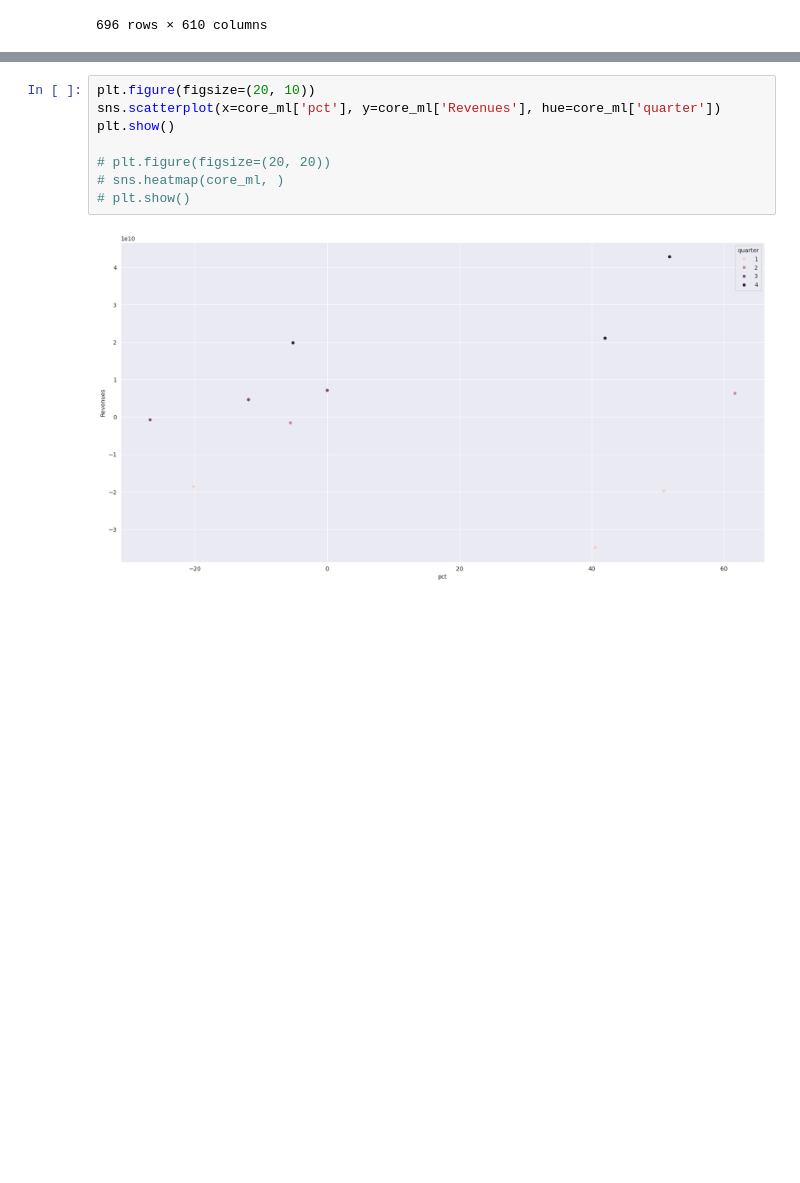
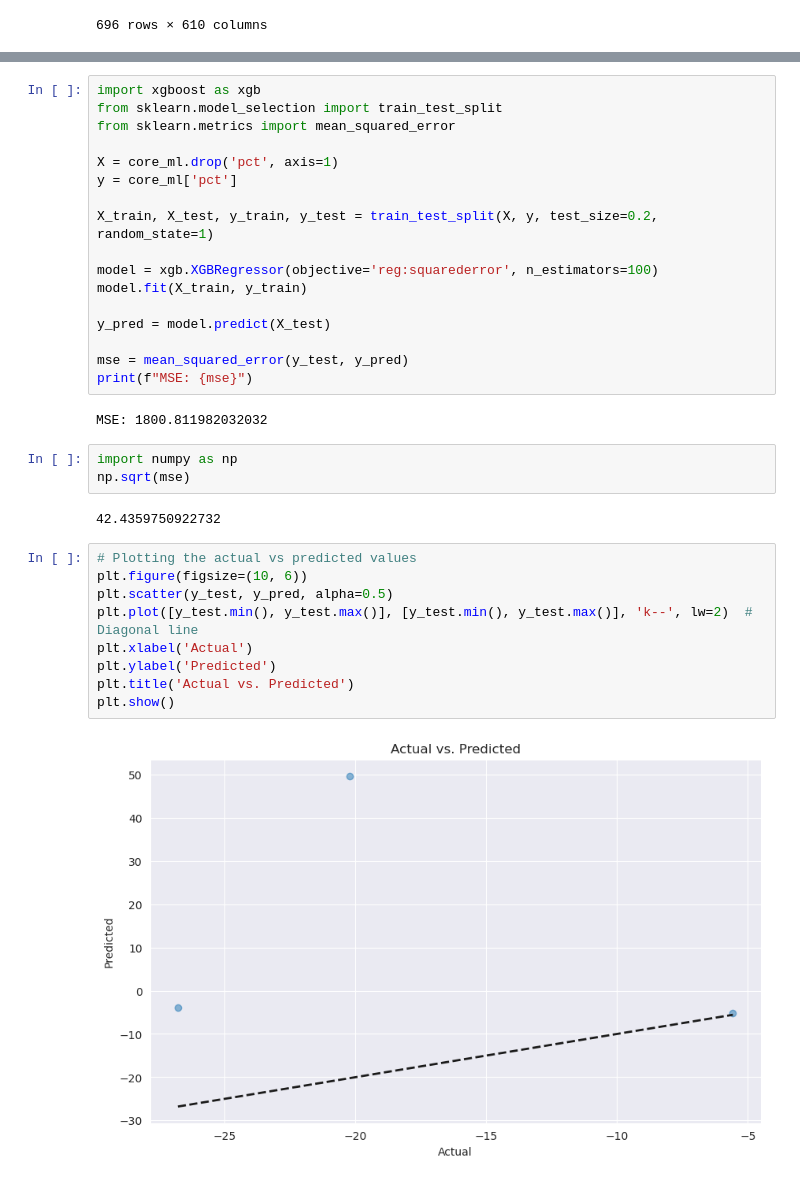
Before and after one commit to Vostanis/renai, a Jupyter notebook: research/dev.ipynb, the cells around one changed output, grey strips where cells are left out. Cells and saved outputs as stored; diff of their text form; blank space fills up the shorter version.

```diff
--- a/research/dev.ipynb
+++ b/research/dev.ipynb
@@ -312,13 +295,38 @@ core_ml['']
 | 2024-01-29 | 62.456940 | 1.761000e+09 | 9.713000e+09 | 0.0 | 0.0 | ... |
 | 2024-04-29 | 87.749794 | 3.070000e+08 | 6.164000e+09 | 0.0 | 0.0 | ... |
 11 rows × 604 columns
-# %%
-plt.figure(figsize=(20, 10))
-sns.scatterplot(x=core_ml['pct'], y=core_ml['Revenues'], hue=core_ml['quarter'])
-plt.show()
-
-# plt.figure(figsize=(20, 20))
-# sns.heatmap(core_ml, )
-# plt.show()
-# %% [output]
-[figure, removed]
+# %%
+import xgboost as xgb
+from sklearn.model_selection import train_test_split
+from sklearn.metrics import mean_squared_error
+
+X = core_ml.drop('pct', axis=1)
+y = core_ml['pct']
+
+X_train, X_test, y_train, y_test = train_test_split(X, y, test_size=0.2, random_state=1)
+
+model = xgb.XGBRegressor(objective='reg:squarederror', n_estimators=100)
+model.fit(X_train, y_train)
+
+y_pred = model.predict(X_test)
+
+mse = mean_squared_error(y_test, y_pred)
+print(f"MSE: {mse}")
+# %% [output]
+MSE: 1800.811982032032
+# %%
+import numpy as np
+np.sqrt(mse)
+# %% [output]
+42.4359750922732
+# %%
+# Plotting the actual vs predicted values
+plt.figure(figsize=(10, 6))
+plt.scatter(y_test, y_pred, alpha=0.5)
+plt.plot([y_test.min(), y_test.max()], [y_test.min(), y_test.max()], 'k--', lw=2)  # Diagonal line
+plt.xlabel('Actual')
+plt.ylabel('Predicted')
+plt.title('Actual vs. Predicted')
+plt.show()
+# %% [output]
+[figure, added]
```
Also changed, not shown: parts of 6 cells of this notebook, 1 other file.
